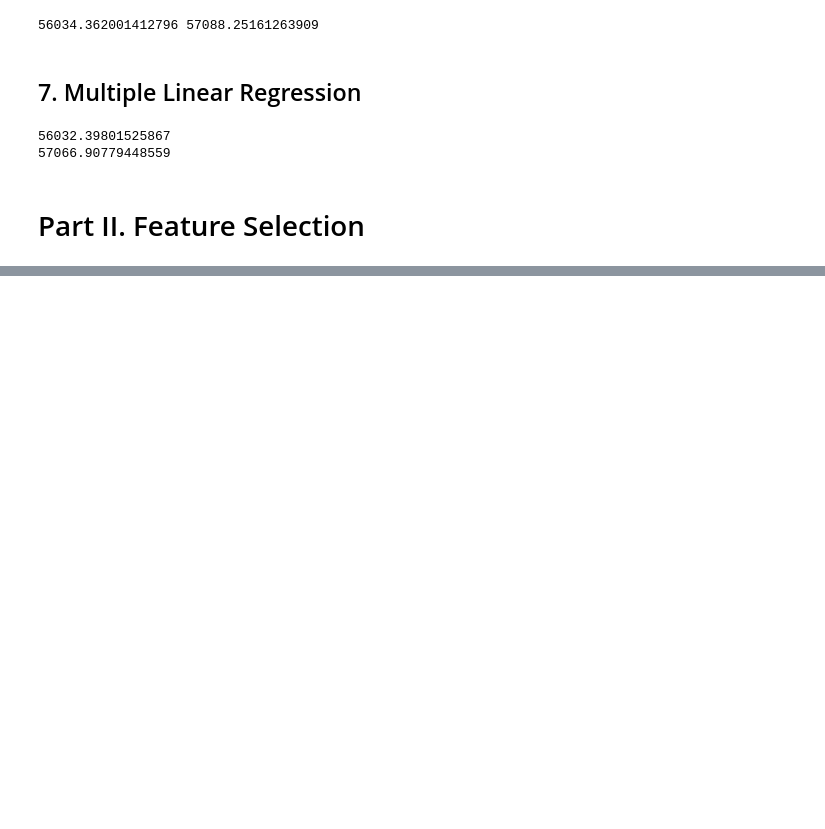
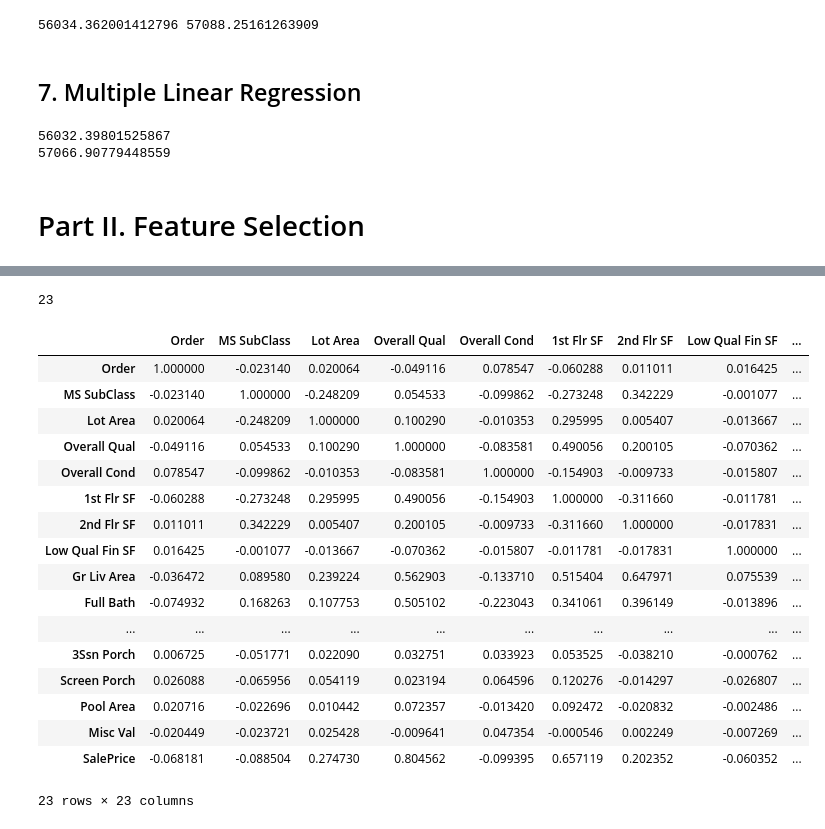
Before and after one commit to joeng2004/dataQuest, a Jupyter notebook: Part 7 ML Intro/Part7_2.ipynb, the cells around one changed output, grey strips where cells are left out. Cells and saved outputs as stored; diff of their text form; code cells hidden in the pictures; blank space fills up the shorter version.

```diff
--- a/Part 7 ML Intro/Part7_2.ipynb
+++ b/Part 7 ML Intro/Part7_2.ipynb
@@ -93,0 +124,3 @@ print(test_rmse_2)
+# %%
+remove_items = ['PID','Year Built', 'Year Remod/Add',
+                'Garage Yr Blt','Mo Sold','Yr Sold']
@@ -93,0 +147,8 @@ print(test_rmse_2)
+# %%
+numerical_train = [x for x in numerical_train if x not in remove_items]
+# %%
+# check the missing value in numerical_train
+# train[numerical_train] for x in numerical_train if x.
+null_series = data[numerical_train].isnull().sum()
+# %%
+full_cols_series = null_series[null_series.values == 0]
@@ -93,0 +195,4 @@ print(test_rmse_2)
+# %%
+len(full_cols_series)
+# %% [output]
+23
@@ -93,0 +201,22 @@ print(test_rmse_2)
+# %%
+train_subset = train[full_cols_series.index]
+train_subset.corr()
+# %% [output]
+|  | Order | MS SubClass | Lot Area | Overall Qual | Overall Cond | 1st Flr SF | 2nd Flr SF | Low Qual Fin SF | ... |
+| Order | 1.000000 | -0.023140 | 0.020064 | -0.049116 | 0.078547 | -0.060288 | 0.011011 | 0.016425 | ... |
+| MS SubClass | -0.023140 | 1.000000 | -0.248209 | 0.054533 | -0.099862 | -0.273248 | 0.342229 | -0.001077 | ... |
+| Lot Area | 0.020064 | -0.248209 | 1.000000 | 0.100290 | -0.010353 | 0.295995 | 0.005407 | -0.013667 | ... |
+| Overall Qual | -0.049116 | 0.054533 | 0.100290 | 1.000000 | -0.083581 | 0.490056 | 0.200105 | -0.070362 | ... |
+| Overall Cond | 0.078547 | -0.099862 | -0.010353 | -0.083581 | 1.000000 | -0.154903 | -0.009733 | -0.015807 | ... |
+| 1st Flr SF | -0.060288 | -0.273248 | 0.295995 | 0.490056 | -0.154903 | 1.000000 | -0.311660 | -0.011781 | ... |
+| 2nd Flr SF | 0.011011 | 0.342229 | 0.005407 | 0.200105 | -0.009733 | -0.311660 | 1.000000 | -0.017831 | ... |
+| Low Qual Fin SF | 0.016425 | -0.001077 | -0.013667 | -0.070362 | -0.015807 | -0.011781 | -0.017831 | 1.000000 | ... |
+| Gr Liv Area | -0.036472 | 0.089580 | 0.239224 | 0.562903 | -0.133710 | 0.515404 | 0.647971 | 0.075539 | ... |
+| Full Bath | -0.074932 | 0.168263 | 0.107753 | 0.505102 | -0.223043 | 0.341061 | 0.396149 | -0.013896 | ... |
+| ... | ... | ... | ... | ... | ... | ... | ... | ... | ... |
+| 3Ssn Porch | 0.006725 | -0.051771 | 0.022090 | 0.032751 | 0.033923 | 0.053525 | -0.038210 | -0.000762 | ... |
+| Screen Porch | 0.026088 | -0.065956 | 0.054119 | 0.023194 | 0.064596 | 0.120276 | -0.014297 | -0.026807 | ... |
+| Pool Area | 0.020716 | -0.022696 | 0.010442 | 0.072357 | -0.013420 | 0.092472 | -0.020832 | -0.002486 | ... |
+| Misc Val | -0.020449 | -0.023721 | 0.025428 | -0.009641 | 0.047354 | -0.000546 | 0.002249 | -0.007269 | ... |
+| SalePrice | -0.068181 | -0.088504 | 0.274730 | 0.804562 | -0.099395 | 0.657119 | 0.202352 | -0.060352 | ... |
+23 rows × 23 columns
```
Also changed, not shown: parts of 28 cells of this notebook, 10 other files.
